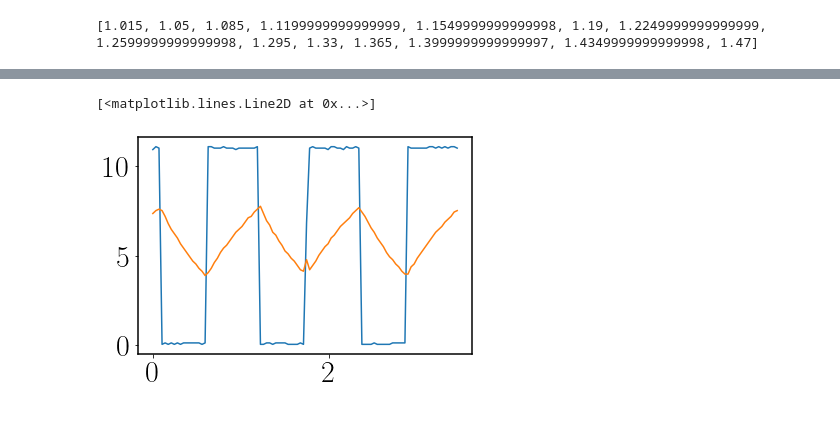
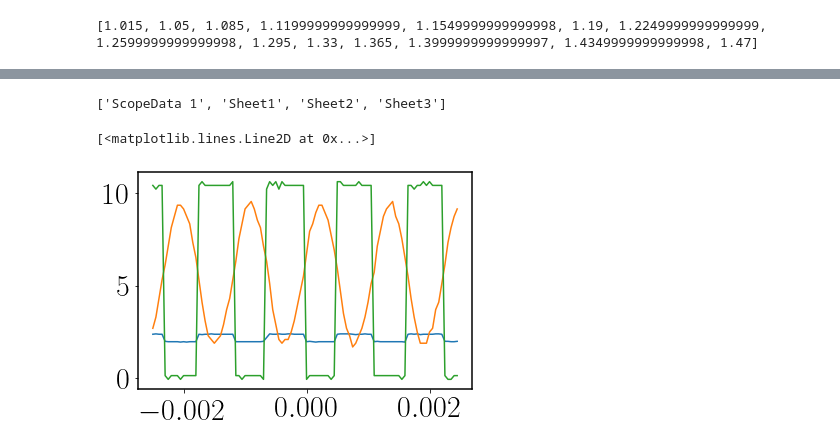
Before and after one commit to AthomsG/EGer, a Jupyter notebook: LAB1/LAB - 1 PARTE 2.ipynb, the cells around one changed output, grey strips where cells are left out. Cells and saved outputs as stored; diff of their text form; code cells hidden in the pictures.

```diff
--- a/LAB1/LAB - 1 PARTE 2.ipynb
+++ b/LAB1/LAB - 1 PARTE 2.ipynb
@@ -117,6 +340,21 @@ $T_L$ experimental: 0.56
+# %%
+path = 'DADOS/2.6.5_3a feira.xlsx'
+# %%
+db = pd.ExcelFile(path)
+db.sheet_names
+# %% [output]
+['ScopeData 1', 'Sheet1', 'Sheet2', 'Sheet3']
+# %%
+data = db.parse('ScopeData 1')
+# %%
+time = data['Time (Secs)']
+chan1= data['CHAN1']
+chan2= data['CHAN2']
+chan3= data['CHAN3']
 # %%
-plt.plot(time, chn1)
-plt.plot(time, chn2)
+plt.plot(time, chan1)
+plt.plot(time, chan2)
+plt.plot(time, chan3)
 # %% [output]
 [<matplotlib.lines.Line2D at 0x...>]
-[figure, old version]
+[figure, new version]
```
Also changed, not shown: parts of 25 cells of this notebook, 1 other file.
